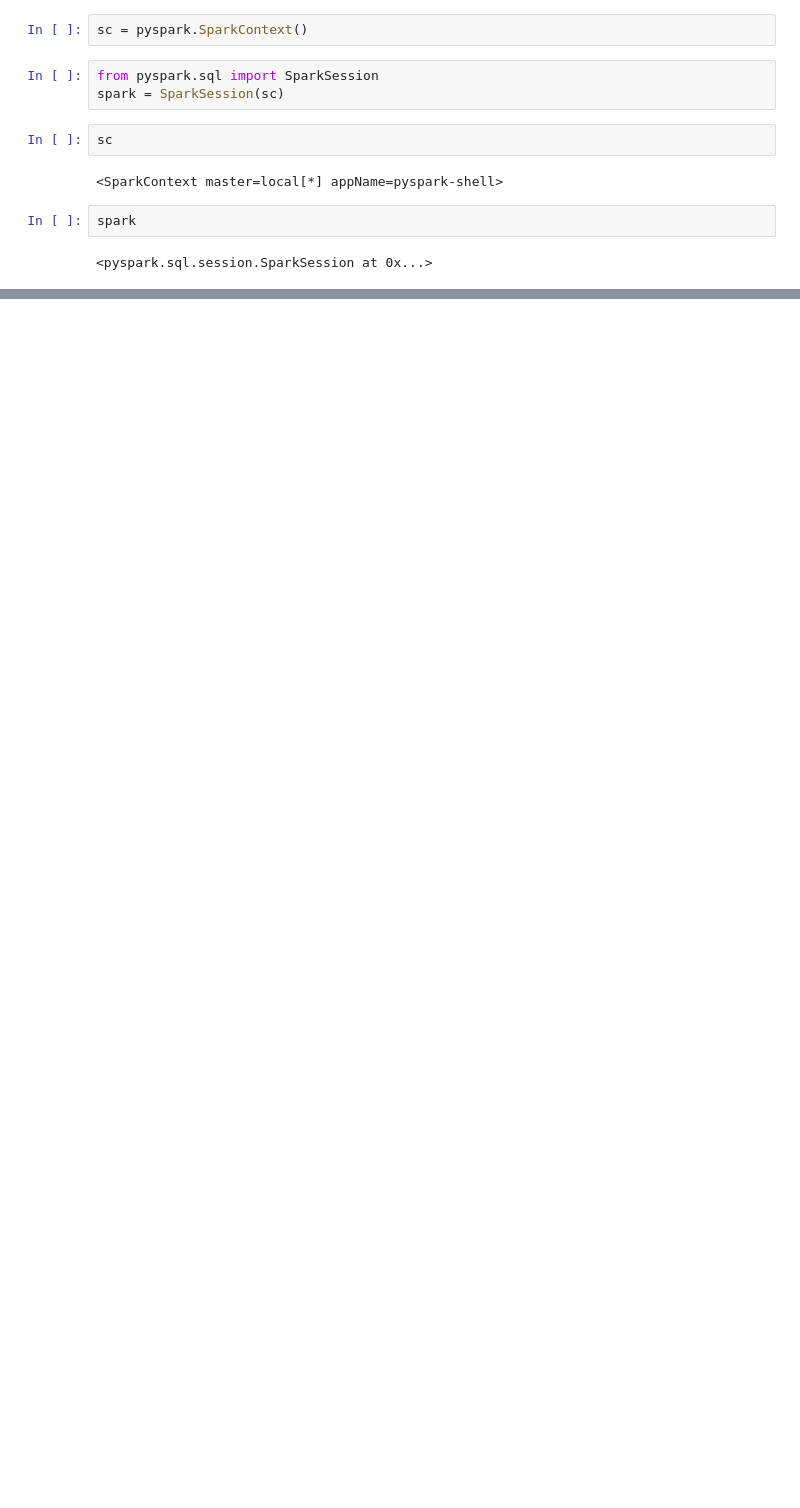
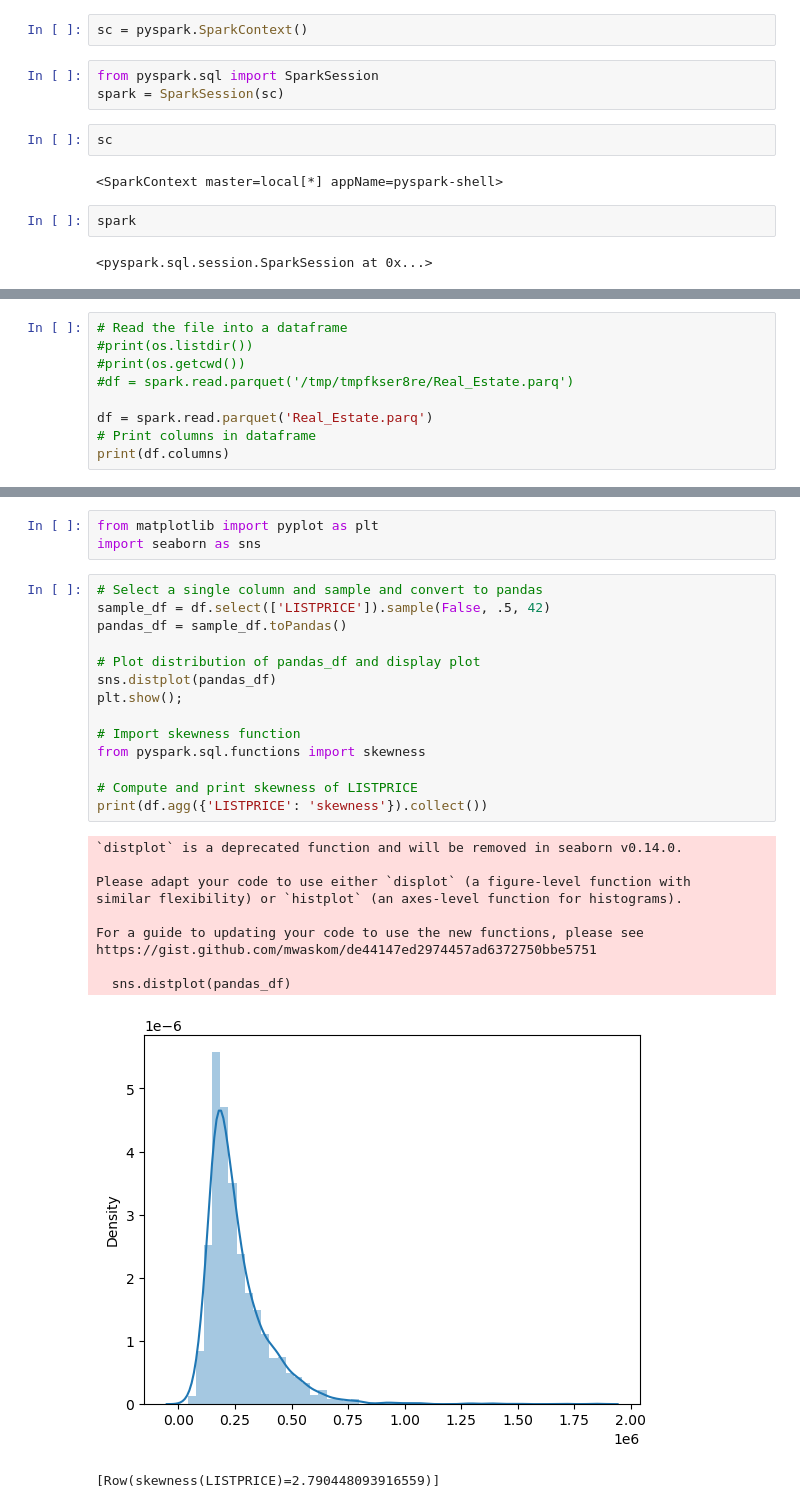
Before and after one commit to Alashmony/Feature_Engineering_with_PySpark_DataCamp, a Jupyter notebook: Fourth.ipynb, the cells around one changed output, grey strips where cells are left out. Cells and saved outputs as stored; diff of their text form; blank space fills up the shorter version.

```diff
--- a/Fourth.ipynb
+++ b/Fourth.ipynb
@@ -18,0 +105,9 @@ spark
+# %%
+# Read the file into a dataframe
+#print(os.listdir())
+#print(os.getcwd())
+#df = spark.read.parquet('/tmp/tmpfkser8re/Real_Estate.parq')
+
+df = spark.read.parquet('Real_Estate.parq')
+# Print columns in dataframe
+print(df.columns)
@@ -18,0 +357,29 @@ spark
+# %%
+from matplotlib import pyplot as plt
+import seaborn as sns
+# %%
+# Select a single column and sample and convert to pandas
+sample_df = df.select(['LISTPRICE']).sample(False, .5, 42)
+pandas_df = sample_df.toPandas()
+
+# Plot distribution of pandas_df and display plot
+sns.distplot(pandas_df)
+plt.show();
+
+# Import skewness function
+from pyspark.sql.functions import skewness
+
+# Compute and print skewness of LISTPRICE
+print(df.agg({'LISTPRICE': 'skewness'}).collect())
+# %% [output]
+`distplot` is a deprecated function and will be removed in seaborn v0.14.0.
+
+Please adapt your code to use either `displot` (a figure-level function with
+similar flexibility) or `histplot` (an axes-level function for histograms).
+
+For a guide to updating your code to use the new functions, please see
+https://gist.github.com/mwaskom/de44147ed2974457ad6372750bbe5751
+
+  sns.distplot(pandas_df)
+[figure, added]
+[Row(skewness(LISTPRICE)=2.790448093916559)]
```
Also changed, not shown: parts of 29 cells of this notebook, 1 other file.
